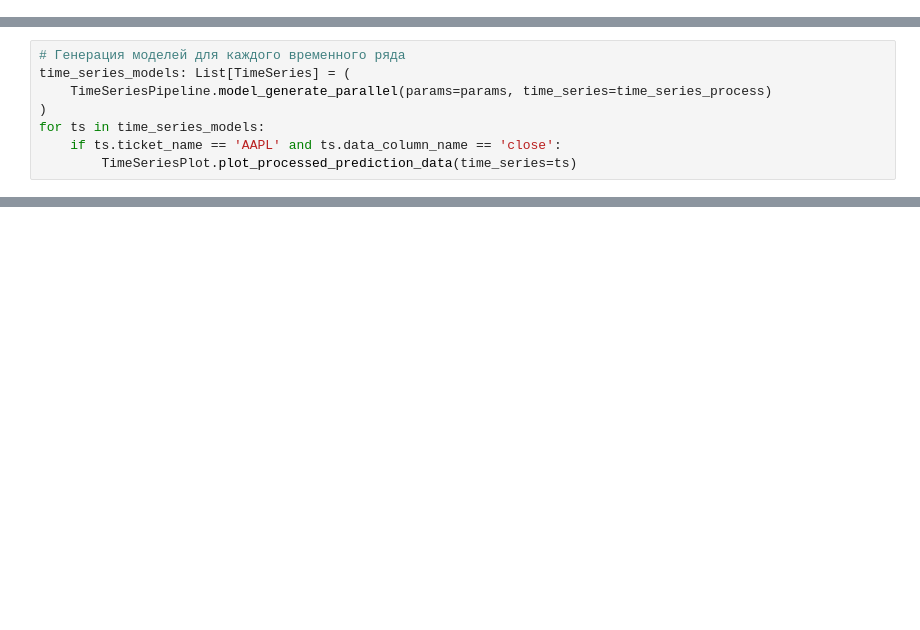
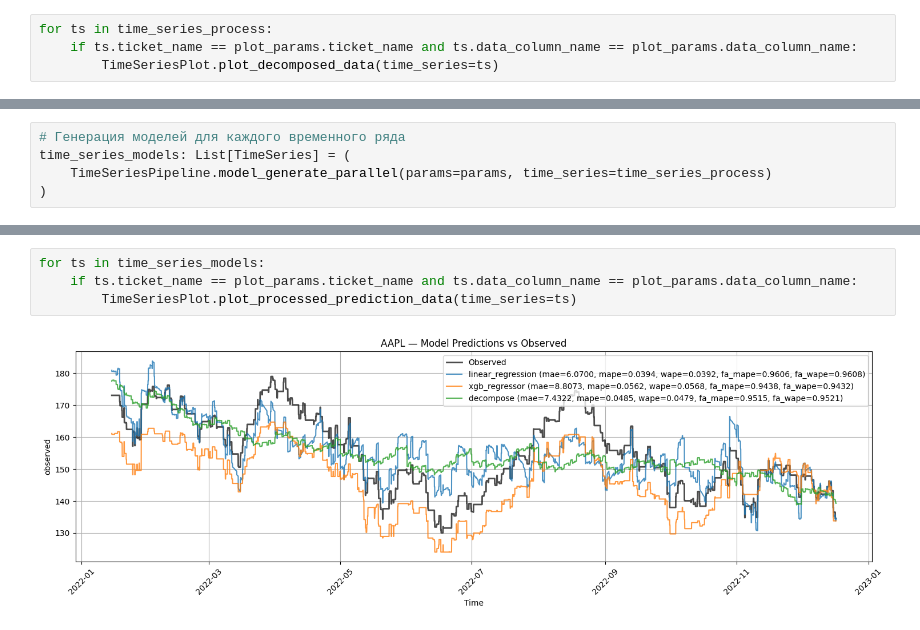
Before and after one commit to unicorn1579/tsml, a Jupyter notebook: tsml__pipeline.ipynb, the cells around one changed output, grey strips where cells are left out. Drawn from its saved outputs; the diff is of its cells as text; blank space fills up the shorter version.

```diff
--- a/tsml__pipeline.ipynb
+++ b/tsml__pipeline.ipynb
@@ -63,0 +76,4 @@ for ts in time_series_process:
+# %%
+for ts in time_series_process:
+    if ts.ticket_name == plot_params.ticket_name and ts.data_column_name == plot_params.data_column_name:
+        TimeSeriesPlot.plot_decomposed_data(time_series=ts)
@@ -66,8 +84,5 @@ for ts in time_series_process:
 time_series_models: List[TimeSeries] = (
     TimeSeriesPipeline.model_generate_parallel(params=params, time_series=time_series_process)
 )
-for ts in time_series_models:
-    if ts.ticket_name == 'AAPL' and ts.data_column_name == 'close':
-        TimeSeriesPlot.plot_processed_prediction_data(time_series=ts)
 # %% [output]
 [Parallel(n_jobs=-1)]: Using backend ThreadingBackend with 12 concurrent workers.
@@ -75,0 +93,6 @@ for ts in time_series_models:
+# %%
+for ts in time_series_models:
+    if ts.ticket_name == plot_params.ticket_name and ts.data_column_name == plot_params.data_column_name:
+        TimeSeriesPlot.plot_processed_prediction_data(time_series=ts)
+# %% [output]
+[figure, added]
```
Also changed, not shown: parts of 14 cells of this notebook, 6 other files.
